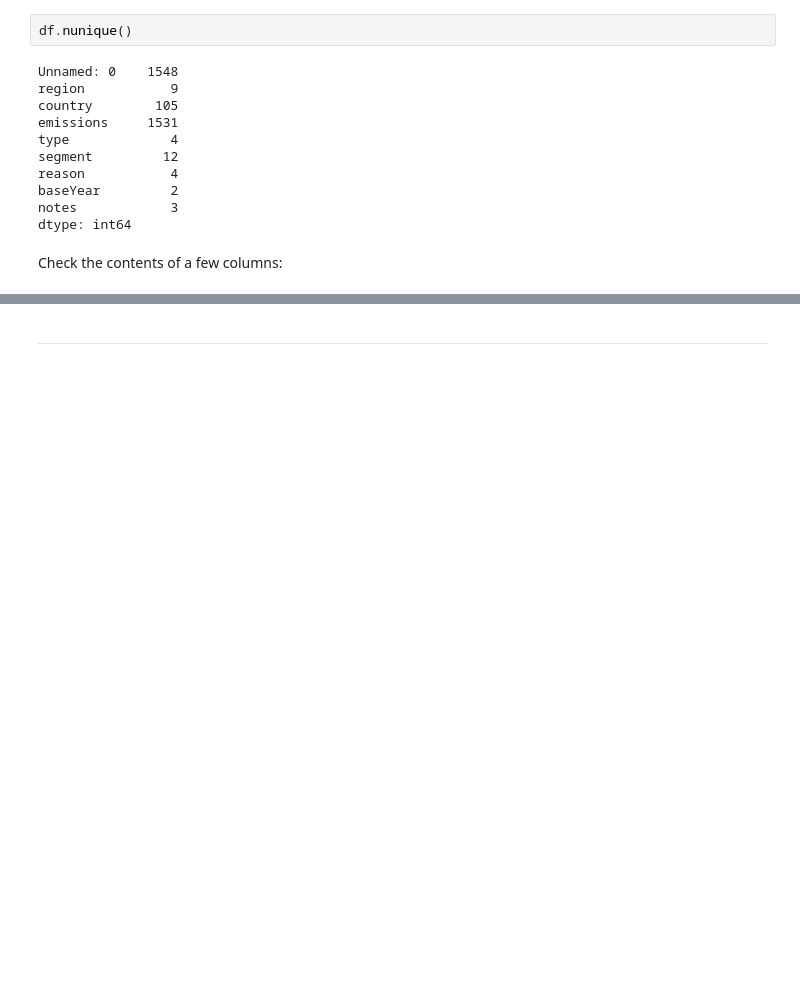
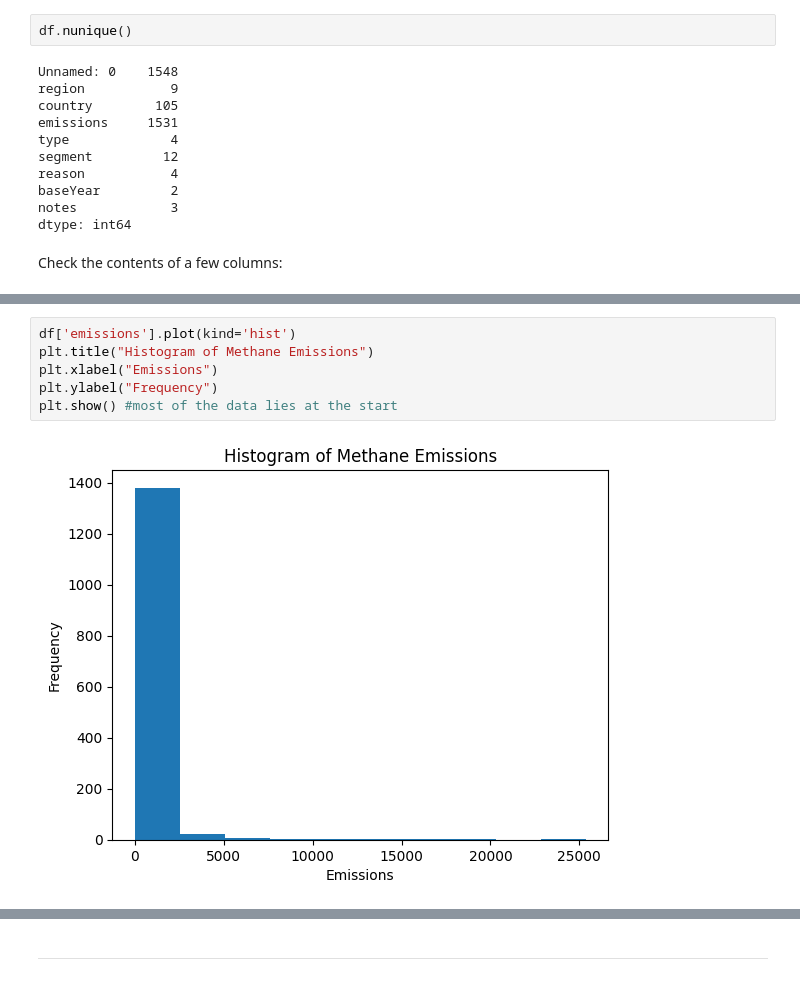
Before and after one commit to DaniDL346/Global_Methane_Flux_Analysis, a Jupyter notebook: jupyter_notebooks/1_ETL_notebook.ipynb, the cells around one changed output, grey strips where cells are left out. Drawn from its saved outputs; the diff is of its cells as text; blank space fills up the shorter version.

```diff
--- a/jupyter_notebooks/1_ETL_notebook.ipynb
+++ b/jupyter_notebooks/1_ETL_notebook.ipynb
@@ -181,0 +316,8 @@ Transform:
+# %%
+df['emissions'].plot(kind='hist')
+plt.title("Histogram of Methane Emissions")
+plt.xlabel("Emissions")
+plt.ylabel("Frequency")
+plt.show() #most of the data lies at the start
+# %% [output]
+[figure, added]
```
Also changed, not shown: parts of 34 cells of this notebook.
